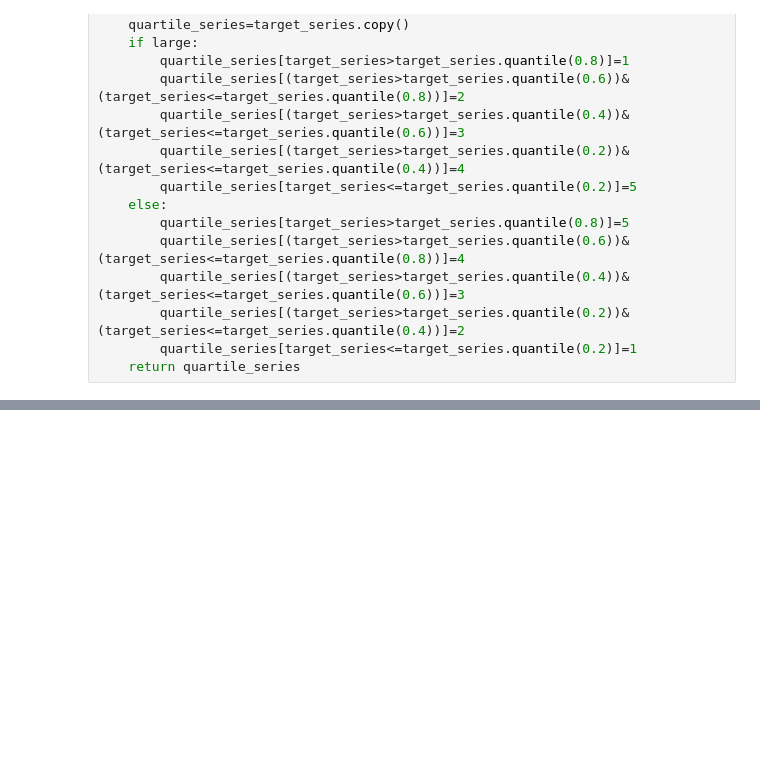
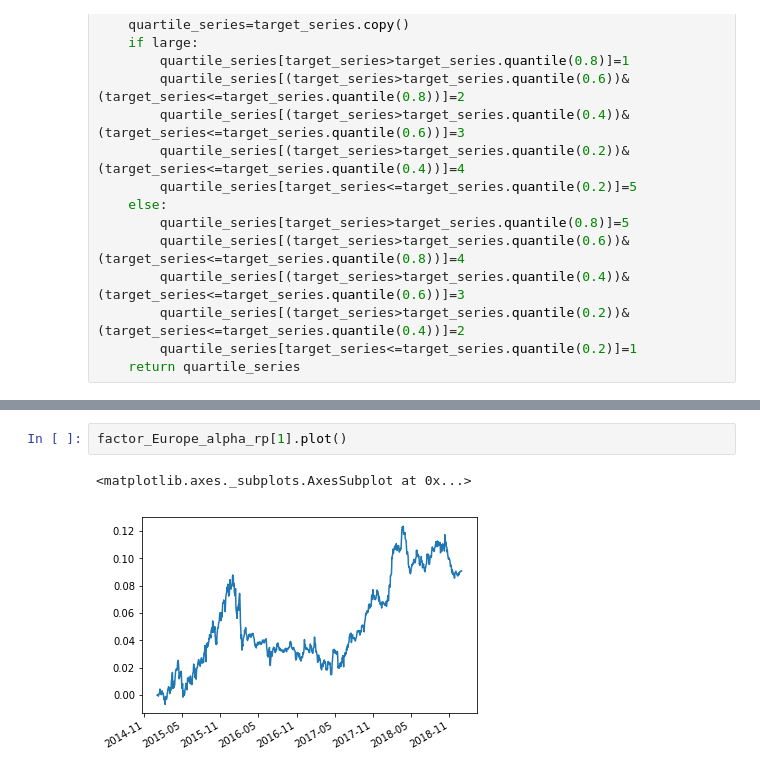
Before and after one commit to zliyclh/post_result, a Jupyter notebook: Center book.ipynb, the cells around one changed output, grey strips where cells are left out. Cells and saved outputs as stored; diff of their text form; blank space fills up the shorter version.

```diff
--- a/Center book.ipynb
+++ b/Center book.ipynb
@@ -473,0 +1085,5 @@ See the caveats in the documentation: http://pandas.pydata.org/pandas-docs/stabl
+# %%
+factor_Europe_alpha_rp[1].plot()
+# %% [output]
+<matplotlib.axes._subplots.AxesSubplot at 0x...>
+[figure, added]
```
Also changed, not shown: parts of 78 cells of this notebook, 2 other files.
